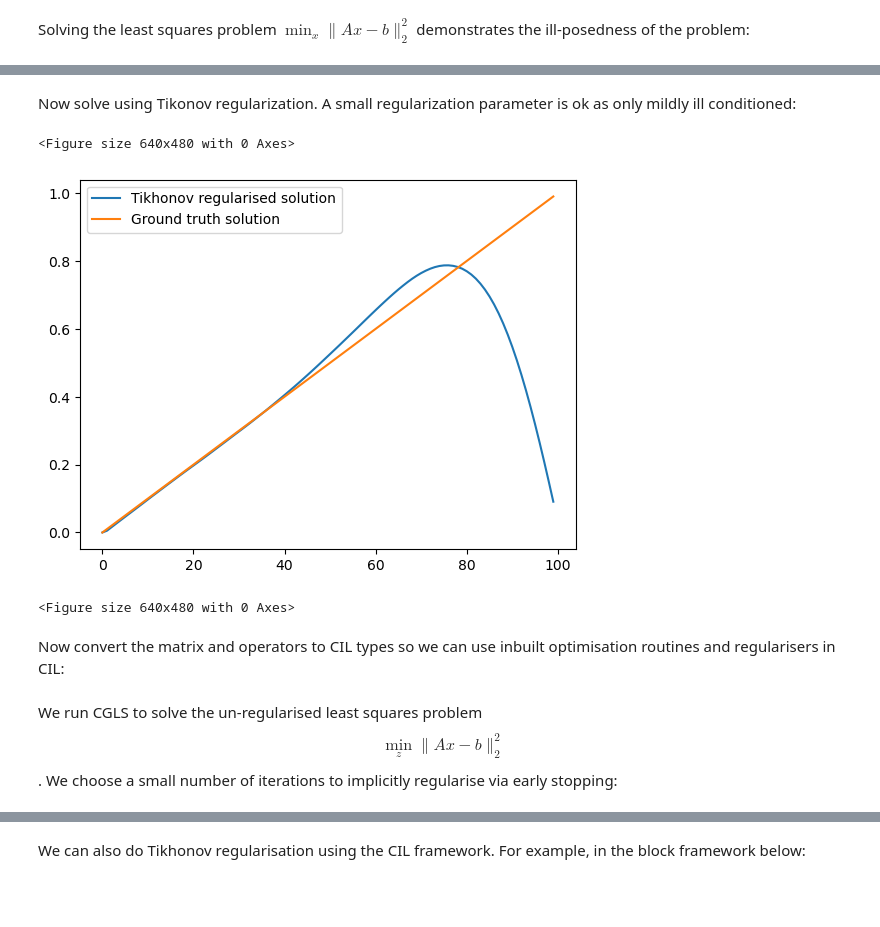
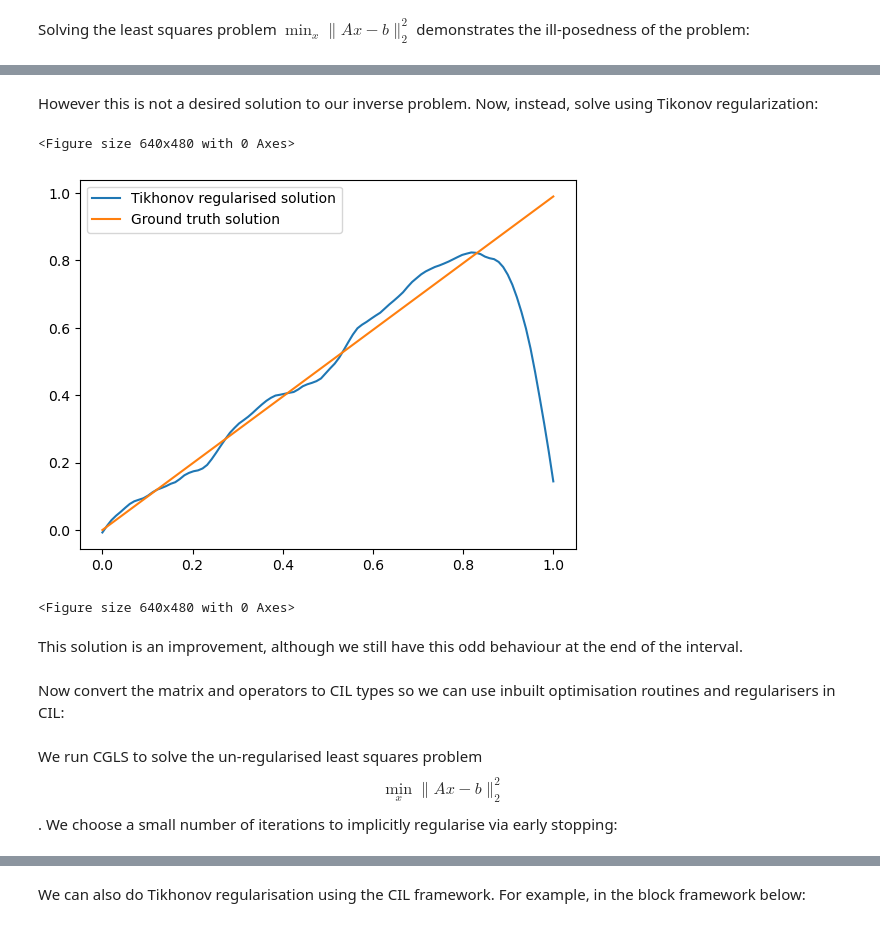
Before and after one commit to TomographicImaging/CIL-User-Showcase, a Jupyter notebook: 1DIP/deriv2_cgls.ipynb, the cells around one changed output, grey strips where cells are left out. Saved outputs shown, nothing was run; the diff lists cells and outputs as text; code cells hidden in the pictures; blank space fills up the shorter version.

```diff
--- a/1DIP/deriv2_cgls.ipynb
+++ b/1DIP/deriv2_cgls.ipynb
@@ -157,27 +155,29 @@ plt.figure()
 # %% [markdown]
-Now solve using Tikonov regularization. A small regularization parameter is ok as only mildly ill conditioned:
+However this is not a desired solution to our inverse problem. Now, instead, solve using Tikonov regularization:
 # %%
-Atik=np.vstack((A,0.01*np.eye(n)))
+Atik=np.vstack((A,0.005*np.eye(n)))
 
 btik = np.hstack((bn,np.zeros(n)))
 
 xtik =  np.linalg.lstsq(Atik,btik,rcond=None)[0]
 plt.figure()
-plt.plot(np.linspace(0,1,100),xtik, label='Tikhonov regularised solution')
-plt.plot(np.linspace(0,1,100),x, label='Ground truth solution')
+plt.plot(np.linspace(0,1,n),xtik, label='Tikhonov regularised solution')
+plt.plot(np.linspace(0,1,n),x, label='Ground truth solution')
 plt.legend()
 plt.figure()
 # %% [output]
 <Figure size 640x480 with 0 Axes>
-[figure, old version]
+[figure, new version]
 <Figure size 640x480 with 0 Axes>
+# %% [markdown]
+This solution is an improvement, although we still have this odd behaviour at the end of the interval.
 # %% [markdown]
 Now convert the matrix and operators to CIL types so we can use inbuilt optimisation routines and regularisers in CIL:
 # %%
 Aop = MatrixOperator(A)
 bop= VectorData(bn)
 # %% [markdown]
-We run CGLS to solve the un-regularised least squares problem $$\min_z \|Ax-b\|_2^2$$. We choose a small number of iterations to implicitly regularise via early stopping:
+We run CGLS to solve the un-regularised least squares problem $$\min_x \|Ax-b\|_2^2$$. We choose a small number of iterations to implicitly regularise via early stopping:
 # %%
 #bop = VectorData(np.reshape(b,[-1]))
 op = VectorData(bn)
```
Also changed, not shown: parts of 14 cells of this notebook, 1 other file.
